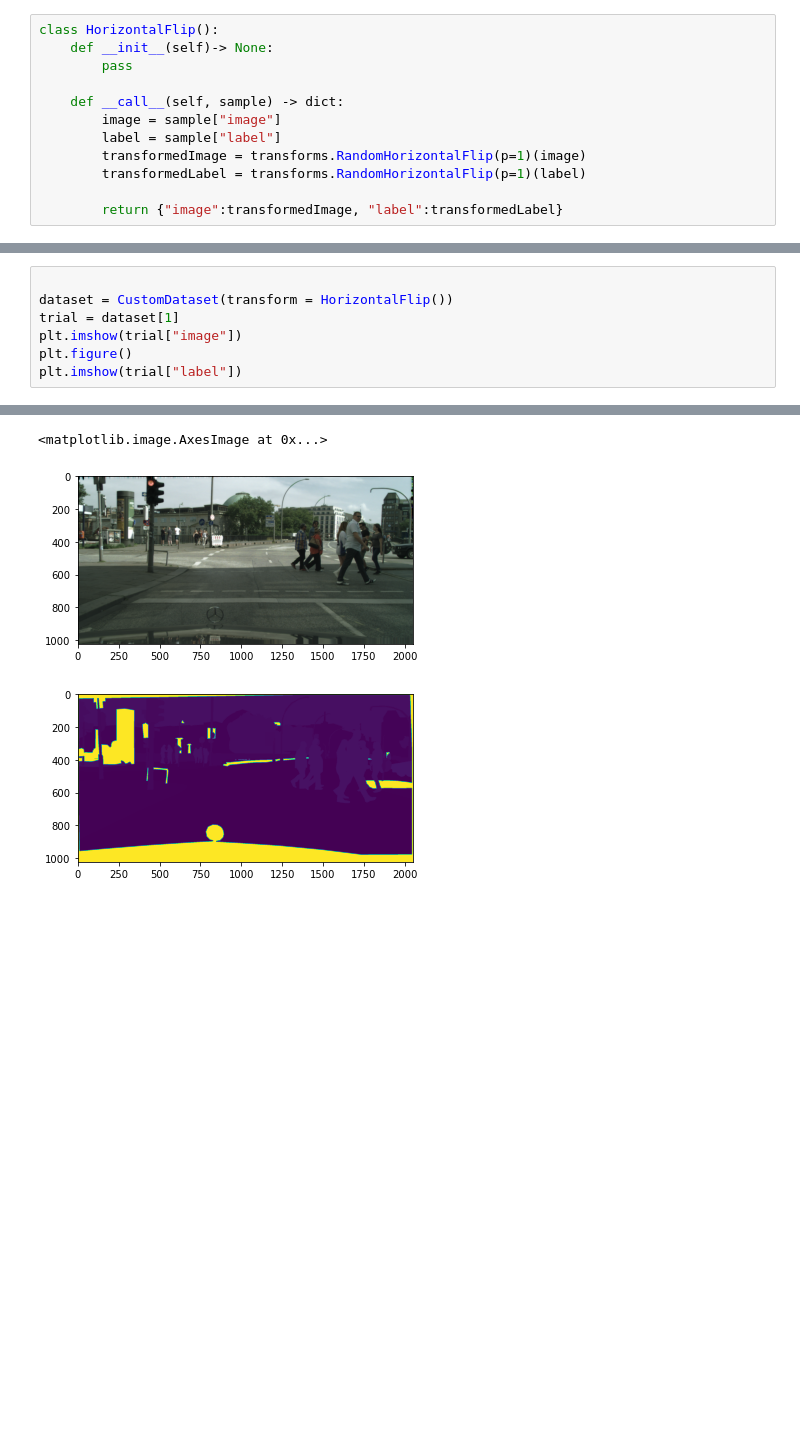
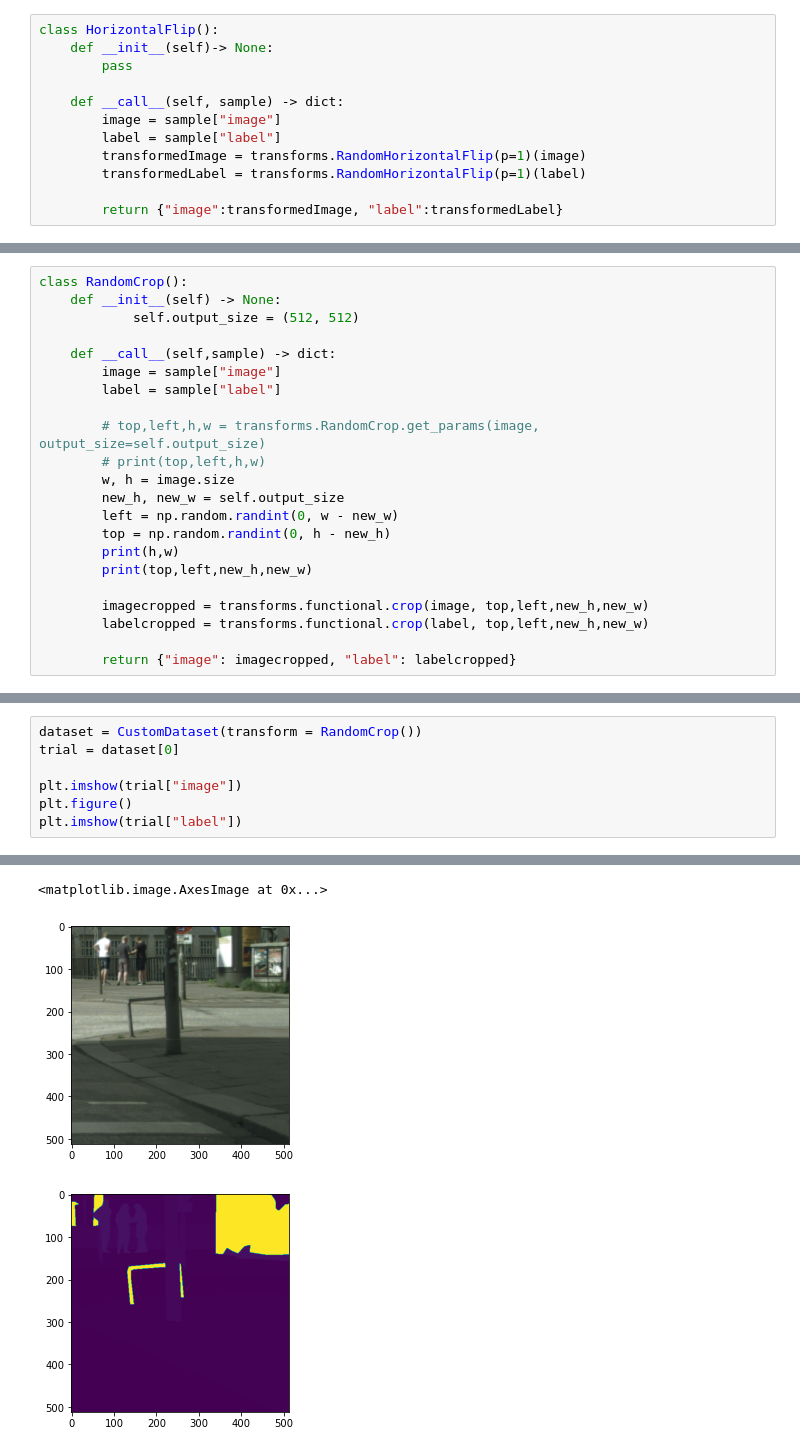
Before and after one commit to mctosima/Practice_DataLoader_IVSS, a Jupyter notebook: CustomDataLodaer.ipynb, the cells around one changed output, grey strips where cells are left out. Drawn from its saved outputs; the diff is of its cells as text; blank space fills up the shorter version.

```diff
--- a/CustomDataLodaer.ipynb
+++ b/CustomDataLodaer.ipynb
@@ -66,0 +73,22 @@ class HorizontalFlip():
+# %%
+class RandomCrop():
+    def __init__(self) -> None:
+            self.output_size = (512, 512)
+
+    def __call__(self,sample) -> dict:
+        image = sample["image"]
+        label = sample["label"]
+
+        # top,left,h,w = transforms.RandomCrop.get_params(image, output_size=self.output_size)
+        # print(top,left,h,w)
+        w, h = image.size
+        new_h, new_w = self.output_size
+        left = np.random.randint(0, w - new_w)
+        top = np.random.randint(0, h - new_h)
+        print(h,w)
+        print(top,left,new_h,new_w)
+
+        imagecropped = transforms.functional.crop(image, top,left,new_h,new_w)
+        labelcropped = transforms.functional.crop(label, top,left,new_h,new_w)
+
+        return {"image": imagecropped, "label": labelcropped}
@@ -67,7 +97,7 @@ class HorizontalFlip():
 # %%
+dataset = CustomDataset(transform = RandomCrop())
+trial = dataset[0]
 
-dataset = CustomDataset(transform = HorizontalFlip())
-trial = dataset[1]
 plt.imshow(trial["image"])
 plt.figure()
 plt.imshow(trial["label"])
@@ -77,3 +109,3 @@ File Path:  ['dataset/labels/a_4564.png', 'dataset/labels/78_iff_12.png', 'datas
 <matplotlib.image.AxesImage at 0x...>
-[figure, old version]
+[figure, new version]
-[figure, old version]
+[figure, new version]
```
Also changed, not shown: parts of 6 cells of this notebook.
